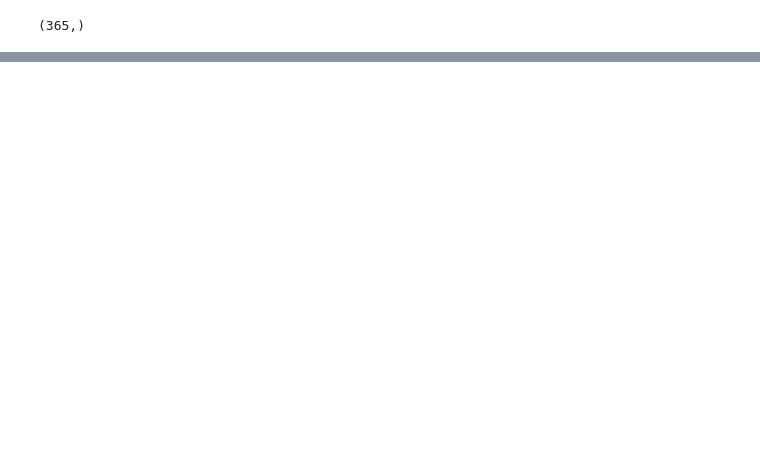
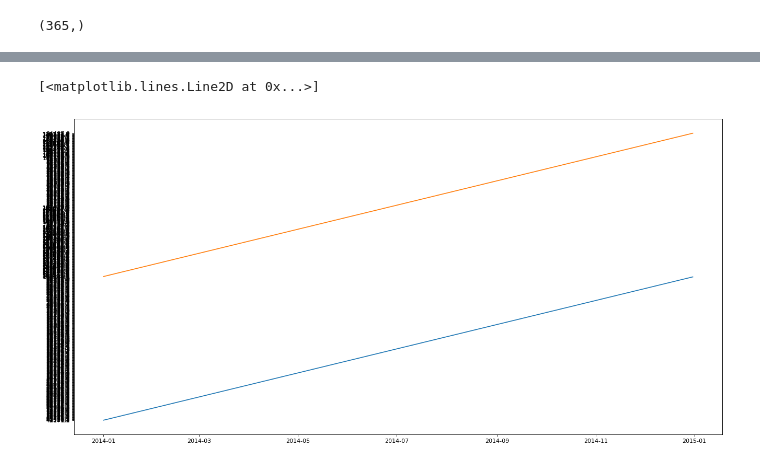
Before and after one commit to siminh86/NordPole_Volume, a Jupyter notebook: Daily/02. elspot-volumes_2014_daily.ipynb, the cells around one changed output, grey strips where cells are left out. Cells and saved outputs as stored; diff of their text form; code cells hidden in the pictures; blank space fills up the shorter version.

```diff
--- a/Daily/02. elspot-volumes_2014_daily.ipynb
+++ b/Daily/02. elspot-volumes_2014_daily.ipynb
@@ -33,0 +41,12 @@ KeyError: 'SE1 Buy'
+# %%
+SE2_Buy = df['SE2 Buy']
+SE2_Sell = df['SE2 Sell']
+# %%
+from matplotlib.pyplot import figure
+figure(num=None, figsize=(20, 10), dpi=80, facecolor='w', edgecolor='k')
+
+plt.plot(X,SE2_Buy)
+plt.plot(X,SE2_Sell)
+# %% [output]
+[<matplotlib.lines.Line2D at 0x...>]
+[figure, added]
```
Also changed, not shown: parts of 9 cells of this notebook, 10 other files.
